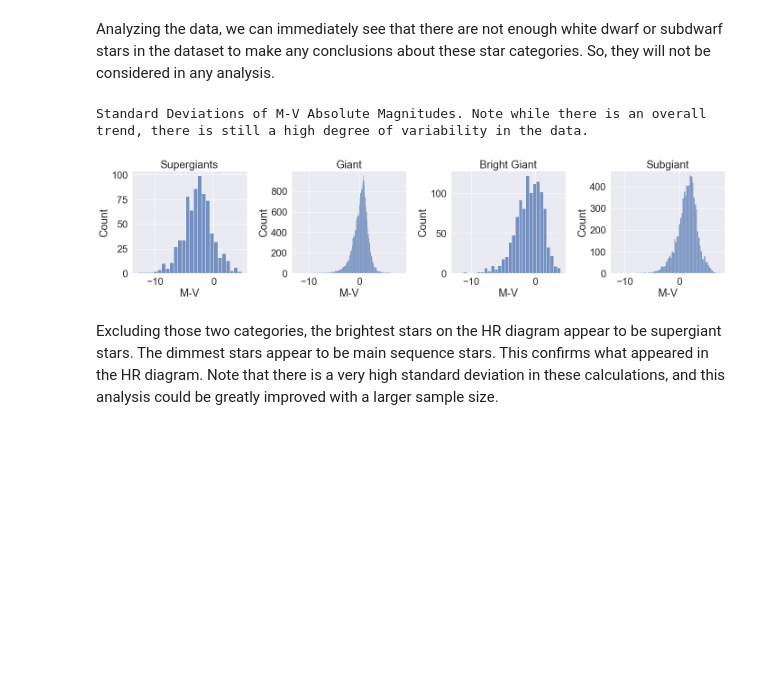
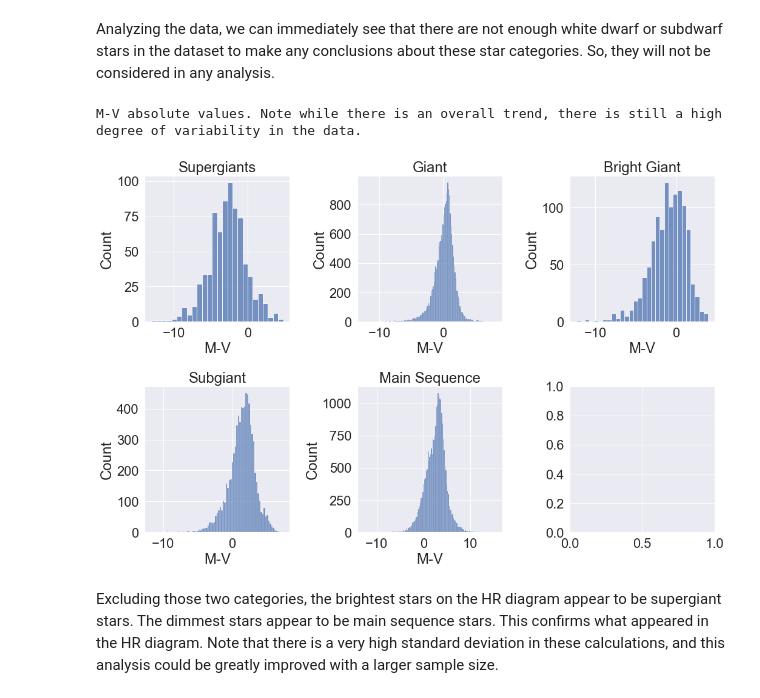
Before and after one commit to kaylierosem/HR-Diagram-With-Hipparcos-Catalog, a Jupyter notebook: HR Diagram with HIPPARCOS Catalog.ipynb, the cells around one changed output. Drawn from its saved outputs; the diff is of its cells as text; code cells hidden in the pictures; blank space fills up the shorter version.

Commit message:
added data file and updated notebook

```diff
--- a/HR Diagram with HIPPARCOS Catalog.ipynb
+++ b/HR Diagram with HIPPARCOS Catalog.ipynb
@@ -320,28 +320,28 @@ Analyzing the data, we can immediately see that there are not enough white dwarf
 # %%
 print("M-V absolute values. Note while there is an overall trend, there is still a high degree of variability in the data.")
 
-fig, (ax1,ax2,ax3,ax4) = plt.subplots(1,4,figsize=(20,5))
+fig, ((ax1,ax2,ax3),(ax4,ax5,ax6)) = plt.subplots(2,3,figsize=(15,10))
 
 sns.histplot(df[df['StarType'] == 'Supergiant']['M-V'], ax=ax1)
 ax1.set_title('Supergiants')
 #ax1.set_xlabel('US & Non-US Movies')
 
 sns.histplot(df[df['StarType'] == 'Giant']['M-V'], ax=ax2)
 ax2.set_title('Giant')
 
 sns.histplot(df[df['StarType'] == 'Bright Giant']['M-V'], ax=ax3)
 ax3.set_title('Bright Giant')
 
 sns.histplot(df[df['StarType'] == 'Subgiant']['M-V'], ax=ax4)
 ax4.set_title('Subgiant')
 
 sns.histplot(df[df['StarType'] == 'Main Sequence']['M-V'], ax=ax5)
 ax5.set_title('Main Sequence')
 
 fig.tight_layout()
 # %% [output]
-Standard Deviations of M-V Absolute Magnitudes. Note while there is an overall trend, there is still a high degree of variability in the data.
+M-V absolute values. Note while there is an overall trend, there is still a high degree of variability in the data.
-[figure, old version]
+[figure, new version]
 # %% [markdown]
 Excluding those two categories, the brightest stars on the HR diagram appear to be supergiant stars. The dimmest stars appear to be main sequence stars. This confirms what appeared in the HR diagram. Note that there is a very high standard deviation in these calculations, and this analysis could be greatly improved with a larger sample size.
 # %%
```
Also changed, not shown: 1 other file.
